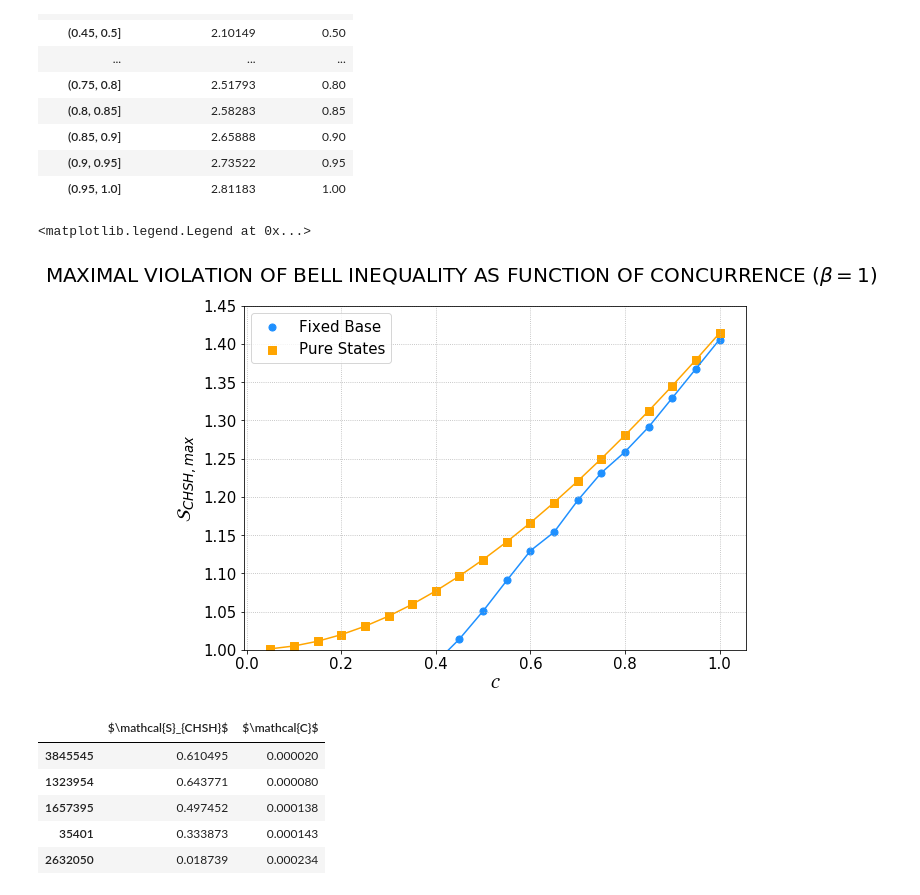
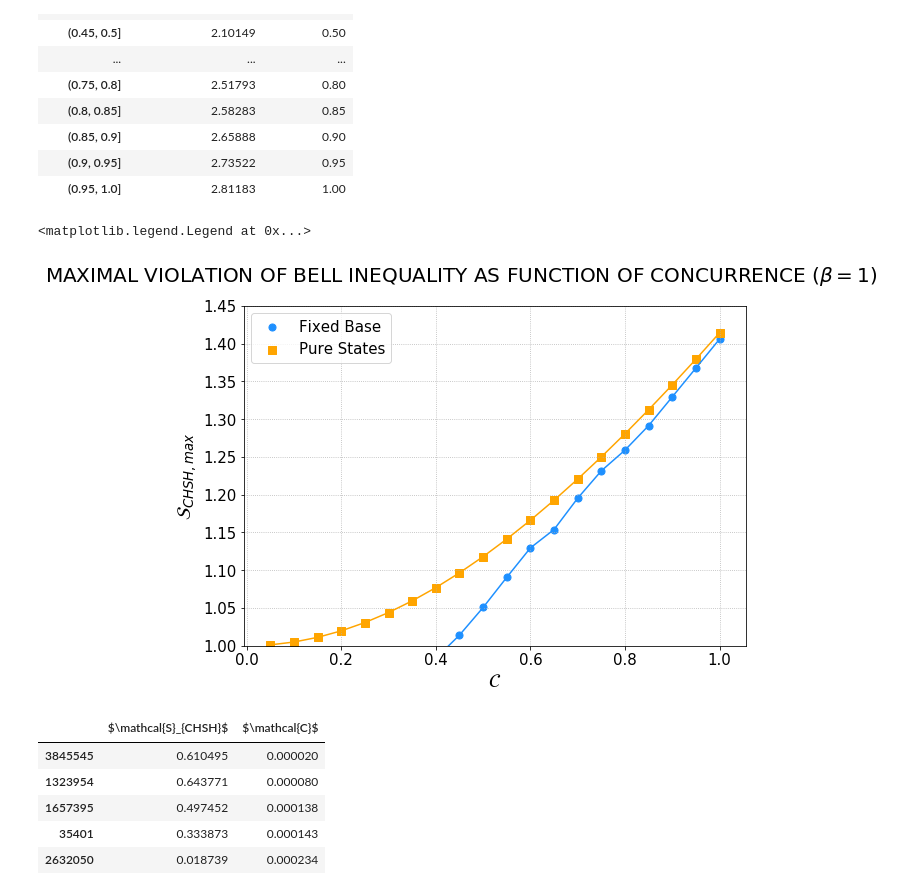
Before and after one commit to Rafffaelb/Schrodinger_Billiard, a Jupyter notebook: WignerDyson/Data_Analysis/Bell_Parameter.ipynb, the cells around one changed output. Drawn from its saved outputs; the diff is of its cells as text; code cells hidden in the pictures.

```diff
--- a/WignerDyson/Data_Analysis/Bell_Parameter.ipynb
+++ b/WignerDyson/Data_Analysis/Bell_Parameter.ipynb
@@ -378,23 +378,23 @@ df_O
 # %%
 fig, axs = plt.subplots(1,1, figsize = (8, 6), constrained_layout = True)
 
 axs.scatter(Concurrence_O, (1/2)*Bell_Parameter_O, label = 'Fixed Base', s = 50, color = 'dodgerblue', alpha = 1, marker = 'o')
 axs.scatter(Concurrence_O, np.sqrt(1+np.power(Concurrence_O,2)), label = 'Pure States', s = 50, color = 'orange', alpha = 1, marker = 's')
 
 axs.plot(Concurrence_O, (1/2)*Bell_Parameter_O, color = 'dodgerblue', linestyle = '-')
 axs.plot(Concurrence_O, np.sqrt(1+np.power(Concurrence_O,2)), color = 'orange', linestyle = '-')
 
 axs.set_ylim((1,1.45))
 
 fig.suptitle(r'MAXIMAL VIOLATION OF BELL INEQUALITY AS FUNCTION OF CONCURRENCE ($\beta = 1$)', fontsize = 20)
-axs.set_xlabel(r'$\mathcal{C}$', fontsize = 15)
+axs.set_xlabel(r'$\mathcal{C}$', fontsize = 19)
 axs.set_ylabel(r'$\mathcal{S}_{CHSH, max}$', fontsize = 19)
 axs.tick_params(axis = 'both', which = 'major', labelsize = 15)
 axs.grid(linestyle = ':')
 axs.legend(fontsize = 15)
 # %% [output]
 <matplotlib.legend.Legend at 0x...>
-[figure, old version]
+[figure, new version]
 # %%
 df_Bell_Parameter_U_Fixed_Base.columns = [r'$\mathcal{S}_{CHSH}$', r'$\mathcal{C}$']
 df_Bell_Parameter_U_Fixed_Base.sort_values(by=[r'$\mathcal{C}$'], ascending = True, inplace = True)
```
Also changed, not shown: parts of 1 cell of this notebook.
